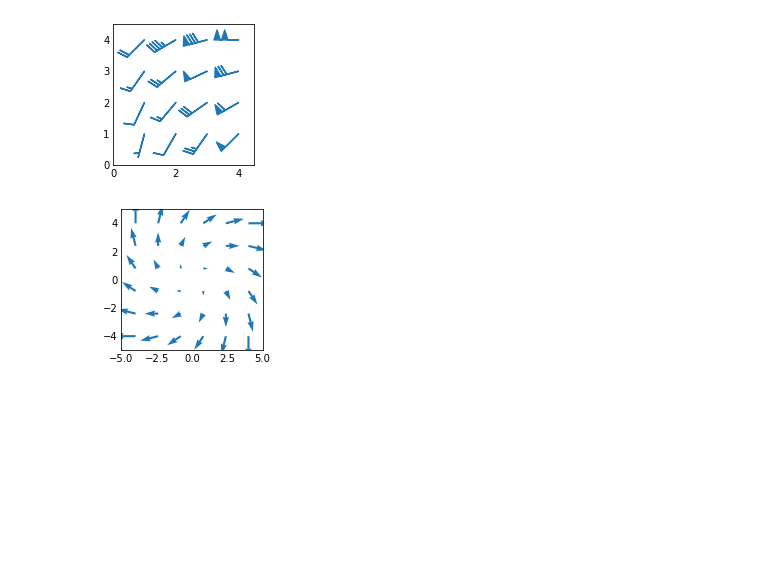
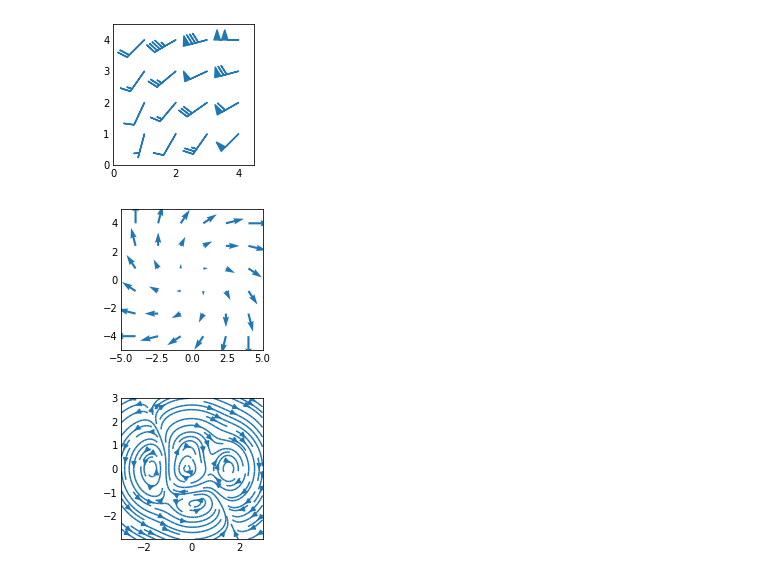
Before and after one commit to Duks31/matplotlib_tutorial, a Jupyter notebook: tut_2.ipynb, the cells around one changed output. Cells and saved outputs as stored; diff of their text form; code cells hidden in the pictures; blank space fills up the shorter version.

Commit message:
streamplot

```diff
--- a/tut_2.ipynb
+++ b/tut_2.ipynb
@@ -298,15 +298,24 @@ plt.show()
 # %%
 # streamplot (X, Y, U, V)
 
 import matplotlib.pyplot as plt
 import numpy as np
 
 plt.style.use('_mpl-gallery-nogrid')
 
 # make a stream function:
 X, Y = np.meshgrid(np.linspace(-3, 3, 256), np.linspace(-3, 3, 256))
 Z = (1 - X/2 + X**5 + Y**3) * np.exp(-X**2 - Y**2)
 
 # make U and V out of the streamfunction:
 V = np.diff(Z[1:, :], axis=1)
 U = -np.diff(Z[:, 1:], axis=0)
+
+# plot
+fig, ax = plt.subplots()
+
+ax.streamplot(X[1:, 1:], Y[1:, 1:], U, V)
+
+plt.show()
+# %% [output]
+[figure, added]
```
